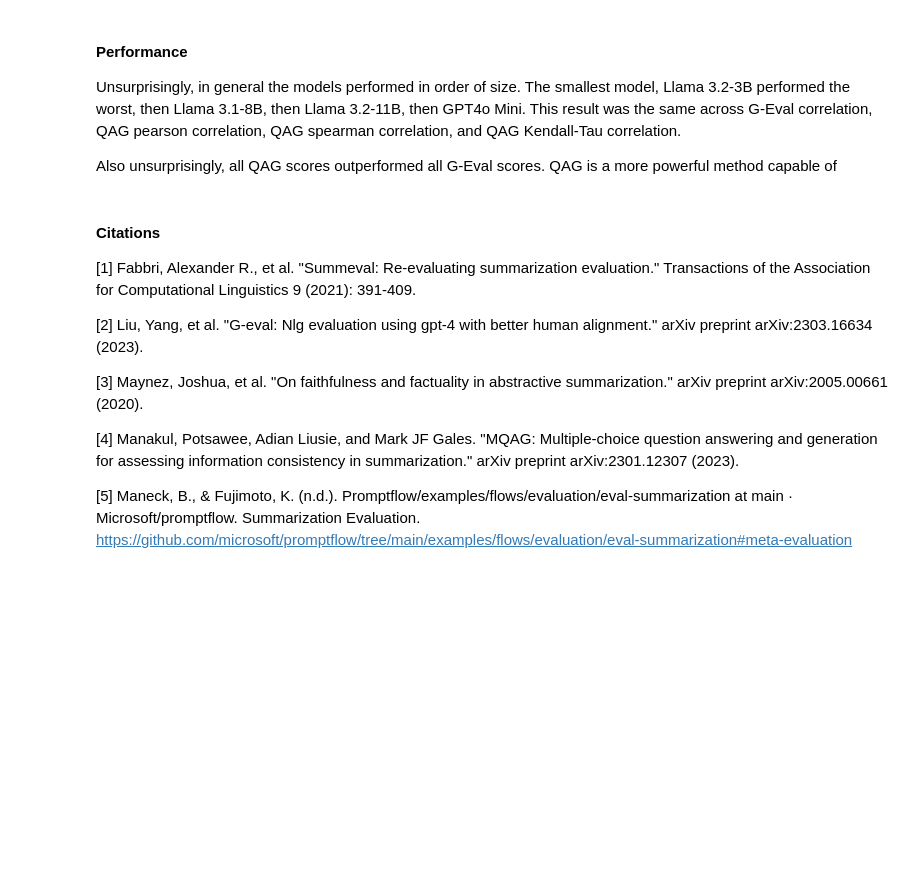
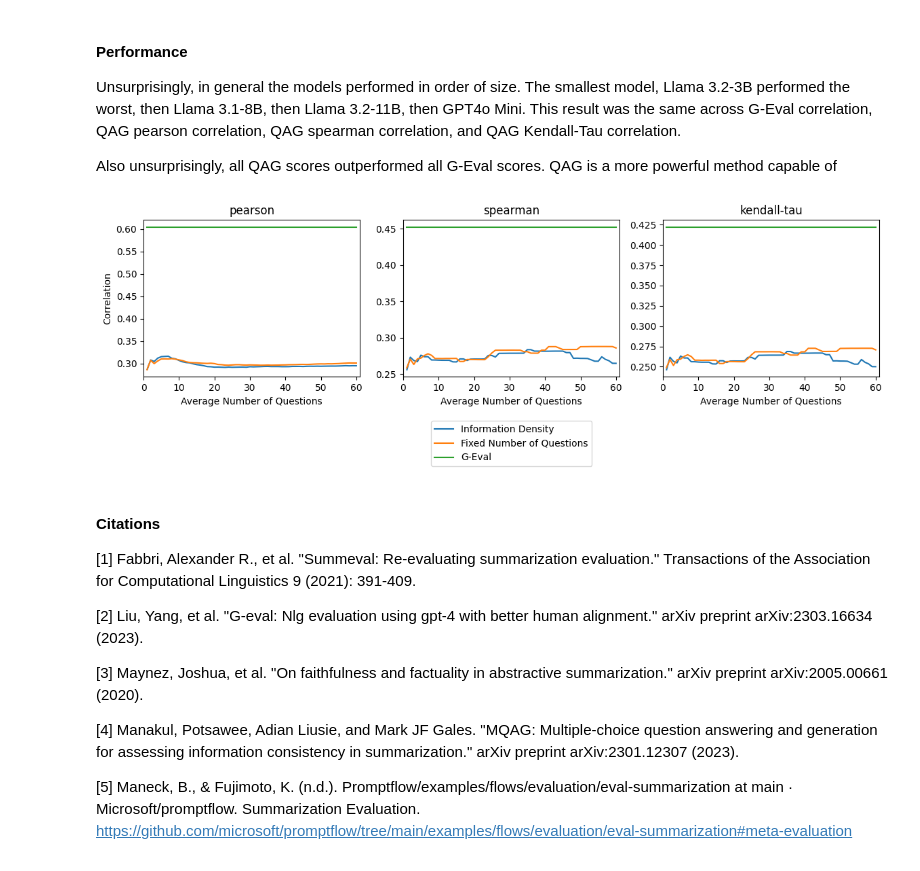
Before and after one commit to nickwcalifano/portfolio, a Jupyter notebook: summEval_qag.ipynb, the cells around one changed output. Saved outputs shown, nothing was run; the diff lists cells and outputs as text; code cells hidden in the pictures; blank space fills up the shorter version.

```diff
--- a/summEval_qag.ipynb
+++ b/summEval_qag.ipynb
@@ -100,9 +99,9 @@ summ_eval.drop("scores", axis=1, inplace=True)
 
 # Sanity check that the number of summaries and articles are the same
 #   It's easier to treat these 3 elemetns as lists rather than using a Dataframe
-summaries = summ_eval["system_output"]
-articles = summ_eval["source"]
-scores = summ_eval["consistency"]
+summaries = summ_eval["system_output"].tolist()
+articles = summ_eval["source"].tolist()
+scores = summ_eval["consistency"].tolist()
 assert (len(articles) == len(summaries))
 
 # 5 articles (and all 16 summaries associated with each of the articles) get flagged by the Azure OpenAI Service Content
@@ -598,13 +662,13 @@ def question_generation_retry_user_message(text):
 # %%
 # Define the prompts for question answering
 def answer_generation_system_prompt():
-    return f"""Based on the given text and close-ended question, answer that question with a 'yes' or 'no'.
-Answers should *strictly* be 'yes' or 'no'. Do *not* provide any other answer.
+    return f"""Based on the given text and close-ended question, answer that question with a 'yes' or 'no' in JSON schema. The schema for the JSON is {answer_json_schema_as_str} where < answer > is 'yes' or 'no'
+Answers should *strictly* be 'yes' or 'no'. Do *not* provide any other answer
 If the question is not close-ended and cannot be answered by a 'yes' or 'no', respond with 'no' for your answer
 If the given text does not contain the information relevant to answering the question, respond with 'no' for your answer
 If the answer is unknown based on the given text, then make the answer 'no', respond with 'no' for your answer
 If the answer is ambiguous based on the given text, then make the answer 'no', respond with 'no' for your answer
-Do *not* output anything except the string 'yes' or 'no'. Do *not* output additional information, comments, or context. Do *not* use newline characters.
+Do *not* output anything except the JSON. Do *not* output additional information, comments, or context. Do *not* use newline characters
 """
 
 def answer_generation_user_message(text, question):
@@ -613,6 +677,8 @@ def answer_generation_user_message(text, question):
 
 -- Question --
 {question}
+
+--- Answer JSON ---
 """
 # %% [markdown]
 #### Question - Answer Generation
@@ -685,11 +751,7 @@ async def generate_answers(session, model_name, text, questions):
     ]
     raw_answers = await asyncio.gather(*answer_generation_tasks)
 
-    # Lower case the answers
-    lower_answers = [None if raw_answer is None else raw_answer.lower() for raw_answer in raw_answers]
-
-    # Filter the answers to only be yes or no
-    answers = [answer if answer in ["yes", "no"] else None for answer in lower_answers]
+    answers = [json.loads(raw_answer)["answer"] for raw_answer in raw_answers]
     return answers
 
 
@@ -818,7 +880,7 @@ async def generate_qnas(session, model_name, question_text, answer_text, chars_p
         #   this because some questions are inconsistent (but also the model is finicky and just give less questions)
         # To combat this, we tell the model to generate slightly more questions than we need
         #   If there still aren't enough questions, the for loop will repeat until we get enough or run out of attempts
-        num_questions_i = num_questions_output + question_buffer
+        num_questions_i = min(questions_max, np.ceil(num_questions_output * (1 + question_buffer)))
 
         # If nothing has changed since the last iteration, introduce some randomness
         #   This is so if the model failed to produce an output, we don't generate the same faild output repeatedly
@@ -865,17 +927,19 @@ async def generate_qnas(session, model_name, question_text, answer_text, chars_p
             }
             max_randomness = False
 
-        if len(questions) > 0: # TODO: delete me
-            break # TODO: delete me
+        # if len(questions) > 0: # TODO: delete me
+        #     break # TODO: delete me
 
     # Truncate down the desired number of questions and check if we have enough. If we do, stop iterating
     questions = questions[:num_questions_output]
     answers = answers[:num_questions_output]
 
-    if len(questions) < num_questions_output:
+    if VERBOSE and len(questions) < num_questions_output:
         print("Not enough questions", len(questions), num_questions_output)
 
-    print(questions)
+    if VERBOSE > 1:
+        print(questions)
+
     return pd.DataFrame({"questions": questions, "answers": answers})
 # %% [markdown]
 #### Async Processing
@@ -921,9 +985,9 @@ async def qag_eval(model_name):
             faithfulness_qna_sets = await asyncio.gather(*faithfulness_tasks)
 
             faithfulness_scores = qag_score(faithfulness_qna_sets)
-            correlations = summEval_correlations(faithfulness_scores, summ_eval["consistency"][:len(faithfulness_scores)])
+            correlations = summEval_correlations(faithfulness_scores, scores)
             faithfulness_fixed_number_correlation_sets.append(correlations)
-            print("\t", np.mean([len(qna["answers"]) for qna in faithfulness_qna_sets]))
+            print("\tMean Num Questions:", np.mean([len(qna["answers"]) for qna in faithfulness_qna_sets]))
             print("\t", correlations)
 
             with open("llama_cache.pickle", "wb") as f:
@@ -948,12 +1012,12 @@ async def qag_eval(model_name):
             faithfulness_qna_sets = await asyncio.gather(*faithfulness_tasks)
 
             faithfulness_scores = qag_score(faithfulness_qna_sets)
-            correlations = summEval_correlations(faithfulness_scores, summ_eval["consistency"][:len(faithfulness_scores)])
+            correlations = summEval_correlations(faithfulness_scores, scores)
             faithfulness_info_density_correlation_sets.append(correlations)
 
             mean_num_questions = np.mean([len(qna["answers"]) for qna in faithfulness_qna_sets])
             information_density_mean_num_questions.append(mean_num_questions)
-            print("\tMean:", mean_num_questions)
+            print("\tMean Num Questions:", mean_num_questions)
             print("\t", correlations)
             print()
 
@@ -1031,8 +1697,8 @@ Unsurprisingly, in general the models performed in order of size. The smallest m
 
 Also unsurprisingly, all QAG scores outperformed all G-Eval scores. QAG is a more powerful method capable of
 # %%
-model_performances = [llama3pt2_3b, llama3pt1_8b, llama3pt2_11b]
-# TODO: plot G-Eval scores
+model_performances = [llama3pt2_11b] #[llama3pt2_3b, llama3pt1_8b, llama3pt2_11b]
+
 ylims = [[np.inf, -np.inf] for i in range(3)]
 for model_performance in model_performances:
     model_name = model_performance["model name"]
@@ -1058,33 +1724,35 @@ for model_performance in model_performances:
         ax[i].set_title(stat)
         ax[i].set_xlabel("Average Number of Questions")
         if i == 0:
             ax[i].set_ylabel("Correlation")
 
         # Set the x axis limits
         step = num_questions_search_grid[1] - num_questions_search_grid[0]
         ax[i].set_xlim(MIN_QUESTIONS - step, MAX_QUESTIONS + step)
 
         # Set the y axis limits
         ax_y_lim = ax[i].get_ylim()
         ylims[i][0] = min(ylims[i][0], ax_y_lim[0])
         ylims[i][1] = max(ylims[i][1], ax_y_lim[1])
 
     # Put the plot's legend in the center of the plot - all subplots use the same legend
     ax[1].legend(loc='upper center', bbox_to_anchor=(0.5, -0.25), ncol=1)
 
 
 for model_performance in model_performances:
     model_name = model_performance["model name"]
     ax = plt.figure(num=model_name).axes
     for i, stat in enumerate(["pearson", "spearman", "kendall-tau"]):
         ax[i].set_ylim(bottom=ylims[i][0], top=ylims[i][1])
 
 plt.show()
 plt.close("all")
 # # TODO: scatter plot of best performing information density
 # plt.scatter(faithfulness_scores, summaries_and_labels["consistency_expert"])
 # plt.show()
 # plt.close()
+# %% [output]
+[figure, added]
 # %%
 # TODO: get correlation between experts and turkers
 # %% [markdown]
```
Also changed, not shown: parts of 20 cells of this notebook.
